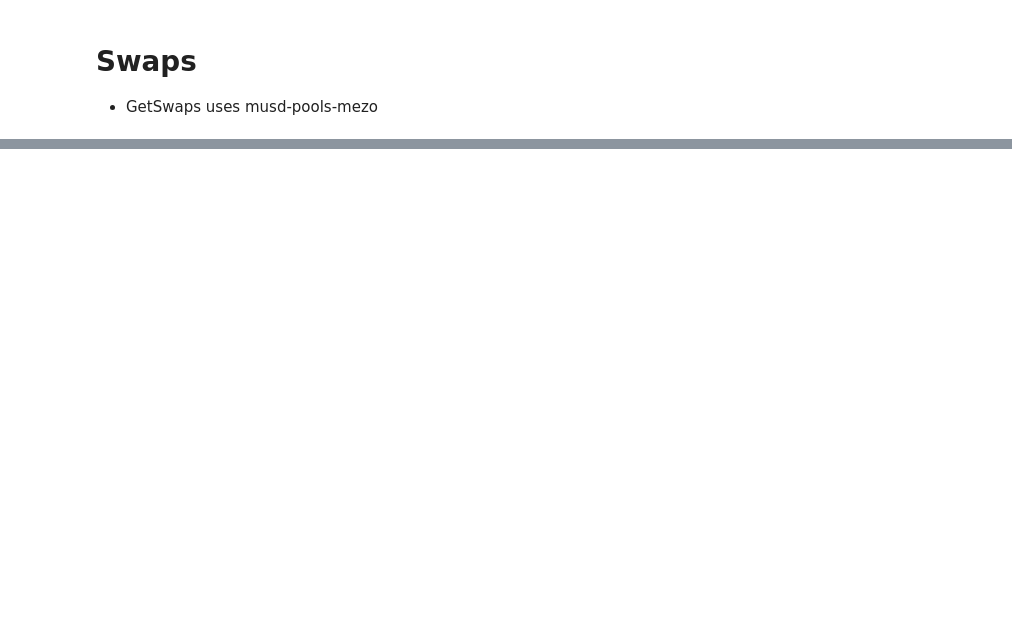
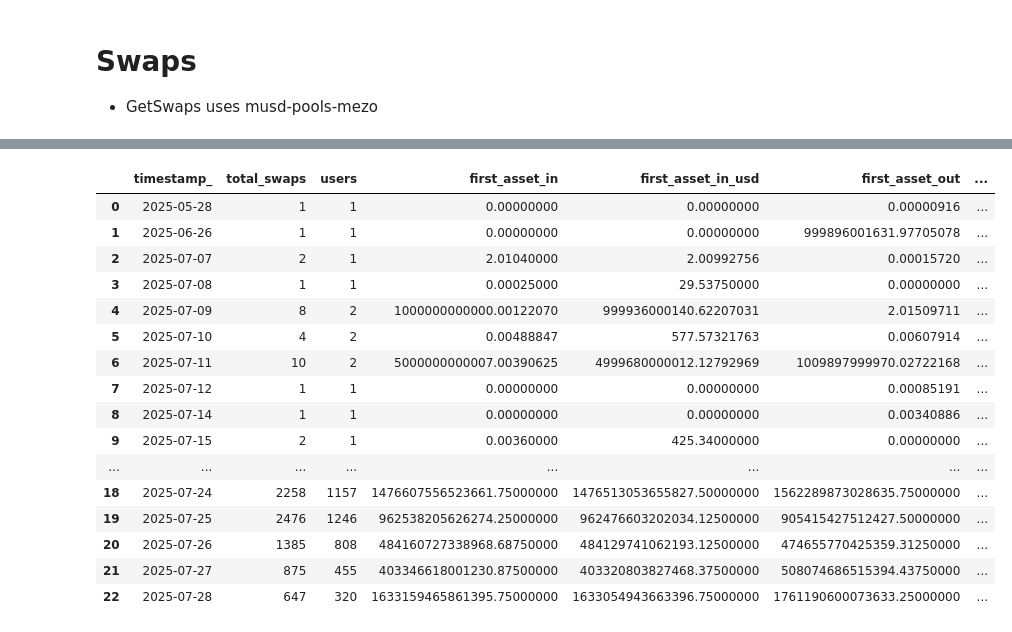
Before and after one commit to thesis/mezo-analytics, a Jupyter notebook: notebooks/swaps.ipynb, the cells around one changed output, grey strips where cells are left out. Cells and saved outputs as stored; diff of their text form; code cells hidden in the pictures; blank space fills up the shorter version.

```diff
--- a/notebooks/swaps.ipynb
+++ b/notebooks/swaps.ipynb
@@ -146,0 +331,17 @@ Checking if contractId_ values match any keys:
+# %%
+# daily
+daily_swaps_usd = swaps_df_with_usd.groupby(['timestamp_']).agg(
+    total_swaps = ('count', 'sum'),
+    users = ('to', lambda x: x.nunique()),
+    first_asset_in = ('amount0In', 'sum'),
+    first_asset_in_usd = ('amount_usd_in', 'sum'),
+    first_asset_out = ('amount0Out', 'sum'),
+    first_asset_out_musd = ('amount_usd_out', 'sum'),
+    musd_in = ('amount1In', 'sum'),
+    musd_out = ('amount1Out', 'sum')
+).reset_index()
+# %%
+daily_swaps_usd['volume'] = (
+        daily_swaps_usd['musd_in'] +
+        daily_swaps_usd['musd_out']
+    )
@@ -146,0 +368,20 @@ Checking if contractId_ values match any keys:
+# %%
+add_rolling_values(daily_swaps_usd, 7, ['volume'])
+# %% [output]
+|  | timestamp_ | total_swaps | users | first_asset_in | first_asset_in_usd | first_asset_out | ... |
+| 0 | 2025-05-28 | 1 | 1 | 0.00000000 | 0.00000000 | 0.00000916 | ... |
+| 1 | 2025-06-26 | 1 | 1 | 0.00000000 | 0.00000000 | 999896001631.97705078 | ... |
+| 2 | 2025-07-07 | 2 | 1 | 2.01040000 | 2.00992756 | 0.00015720 | ... |
+| 3 | 2025-07-08 | 1 | 1 | 0.00025000 | 29.53750000 | 0.00000000 | ... |
+| 4 | 2025-07-09 | 8 | 2 | 1000000000000.00122070 | 999936000140.62207031 | 2.01509711 | ... |
+| 5 | 2025-07-10 | 4 | 2 | 0.00488847 | 577.57321763 | 0.00607914 | ... |
+| 6 | 2025-07-11 | 10 | 2 | 5000000000007.00390625 | 4999680000012.12792969 | 1009897999970.02722168 | ... |
+| 7 | 2025-07-12 | 1 | 1 | 0.00000000 | 0.00000000 | 0.00085191 | ... |
+| 8 | 2025-07-14 | 1 | 1 | 0.00000000 | 0.00000000 | 0.00340886 | ... |
+| 9 | 2025-07-15 | 2 | 1 | 0.00360000 | 425.34000000 | 0.00000000 | ... |
+| ... | ... | ... | ... | ... | ... | ... | ... |
+| 18 | 2025-07-24 | 2258 | 1157 | 1476607556523661.75000000 | 1476513053655827.50000000 | 1562289873028635.75000000 | ... |
+| 19 | 2025-07-25 | 2476 | 1246 | 962538205626274.25000000 | 962476603202034.12500000 | 905415427512427.50000000 | ... |
+| 20 | 2025-07-26 | 1385 | 808 | 484160727338968.68750000 | 484129741062193.12500000 | 474655770425359.31250000 | ... |
+| 21 | 2025-07-27 | 875 | 455 | 403346618001230.87500000 | 403320803827468.37500000 | 508074686515394.43750000 | ... |
+| 22 | 2025-07-28 | 647 | 320 | 1633159465861395.75000000 | 1633054943663396.75000000 | 1761190600073633.25000000 | ... |
```
Also changed, not shown: parts of 39 cells of this notebook, 3 other files.
